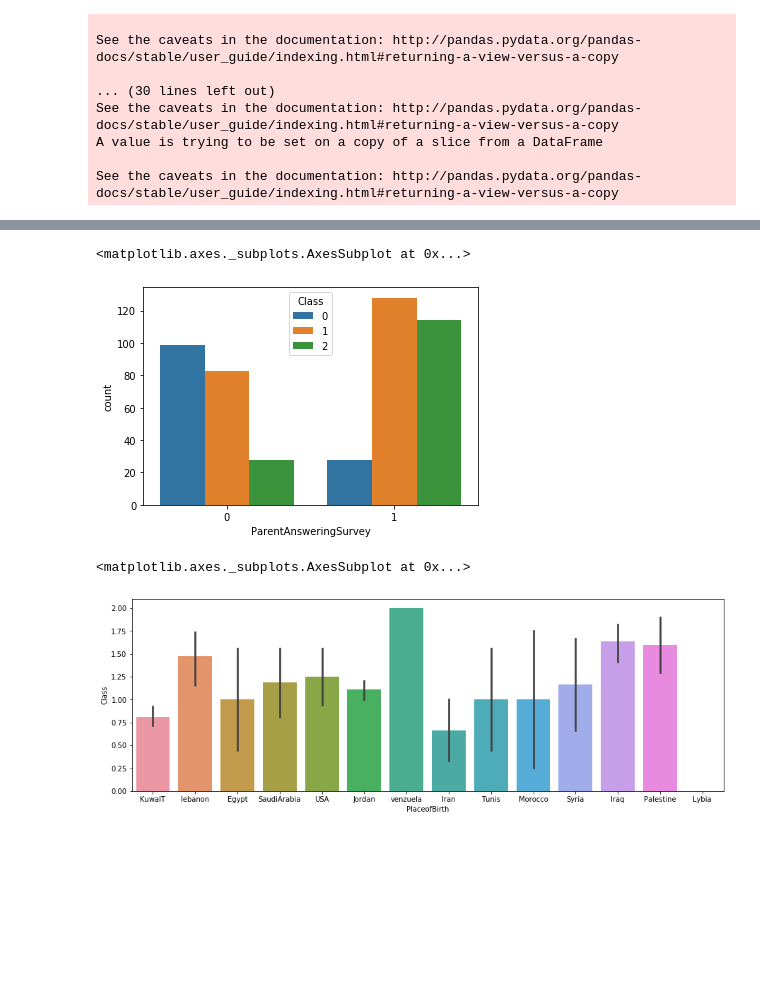
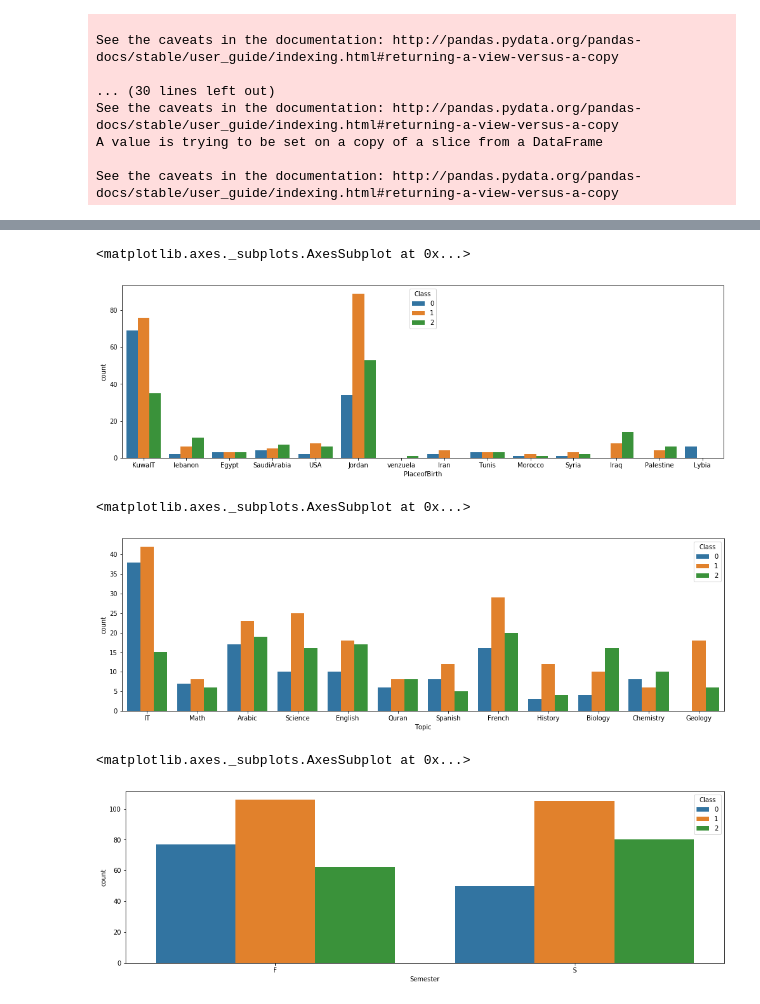
Before and after one commit to Galiold/data-mining-sap, a Jupyter notebook: phase-2/Python/sum.ipynb, the cells around one changed output, grey strips where cells are left out. Saved outputs shown, nothing was run; the diff lists cells and outputs as text; code cells hidden in the pictures; blank space fills up the shorter version.

```diff
--- a/phase-2/Python/sum.ipynb
+++ b/phase-2/Python/sum.ipynb
@@ -32,8 +79,8 @@ df['StudentAbsenceDays'][df['StudentAbsenceDays'] == "Under-7"] = 0
 df['StudentAbsenceDays'][df['StudentAbsenceDays'] == "Above-7"] = 1
 df['StudentAbsenceDays'] = df['StudentAbsenceDays'].astype(int)
 
-df['ParentschoolSatisfaction'][df['ParentschoolSatisfaction'] == "Good"] = 0
-df['ParentschoolSatisfaction'][df['ParentschoolSatisfaction'] == "Bad"] = 1
+df['ParentschoolSatisfaction'][df['ParentschoolSatisfaction'] == "Bad"] = 0
+df['ParentschoolSatisfaction'][df['ParentschoolSatisfaction'] == "Good"] = 1
 df['ParentschoolSatisfaction'] = df['ParentschoolSatisfaction'].astype(int)
 
 df['ParentAnsweringSurvey'][df['ParentAnsweringSurvey'] == "No"] = 0
@@ -69,11 +129,18 @@ df.head()
 # %%
-sns.countplot(x=df.ParentAnsweringSurvey, hue=df.Class)
+plt.figure(figsize = (17,5))
+sns.countplot(df.PlaceofBirth, hue=df.Class)
 # %% [output]
 <matplotlib.axes._subplots.AxesSubplot at 0x...>
-[figure, old version]
+[figure, new version]
 # %%
-plt.figure(figsize = (15,5))
-sns.barplot(df.PlaceofBirth, df.Class)
+plt.figure(figsize = (17,5))
+sns.countplot(df.Topic, hue=df.Class)
 # %% [output]
 <matplotlib.axes._subplots.AxesSubplot at 0x...>
-[figure, old version]
+[figure, new version]
+# %%
+plt.figure(figsize = (17,5))
+sns.countplot(df.Semester, hue=df.Class)
+# %% [output]
+<matplotlib.axes._subplots.AxesSubplot at 0x...>
+[figure, added]
```
Also changed, not shown: parts of 30 cells of this notebook.
